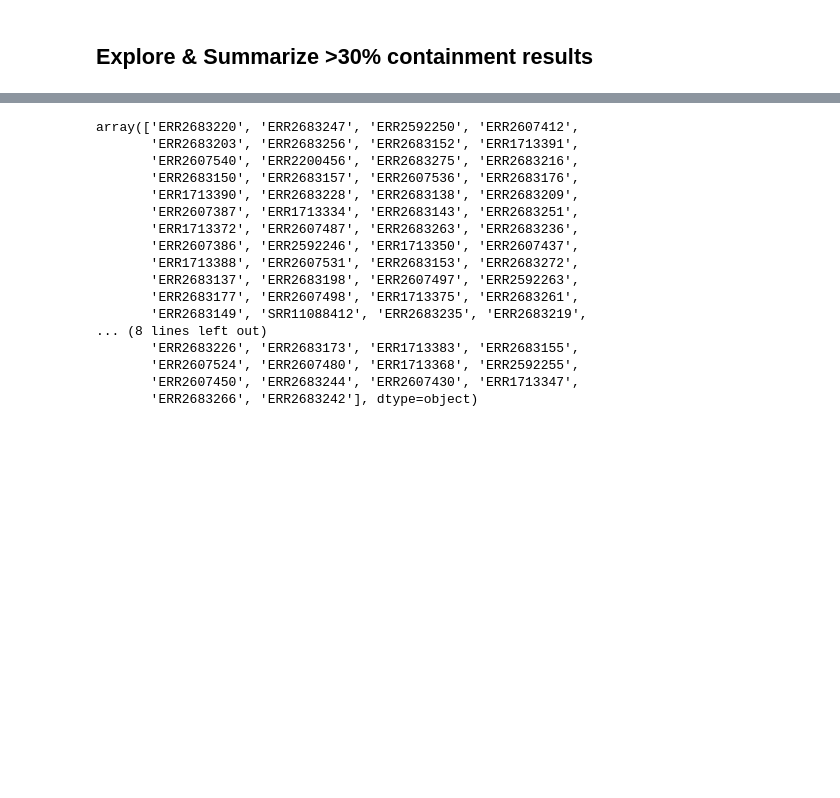
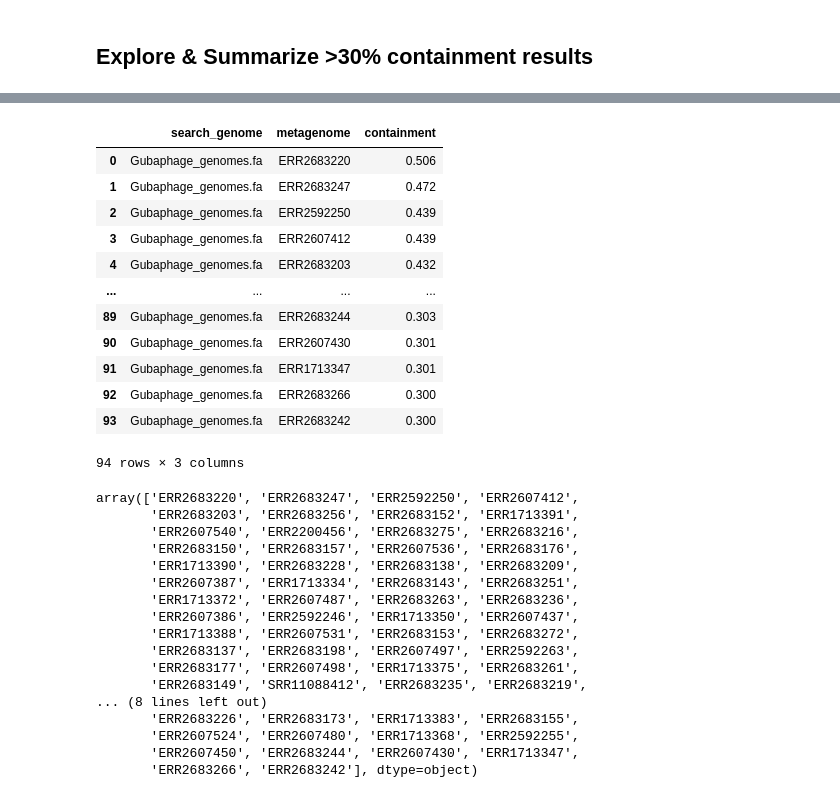
Before and after one commit to bluegenes/2021-gubaphage-magsearch, a Jupyter notebook: notebooks/001.process.k21.ipynb, the cells around one changed output, grey strips where cells are left out. Cells and saved outputs as stored; diff of their text form; code cells hidden in the pictures; blank space fills up the shorter version.

```diff
--- a/notebooks/001.process.k21.ipynb
+++ b/notebooks/001.process.k21.ipynb
@@ -120,3 +119,19 @@ ms21_c30
+# %%
+ms21_c30.round(3)
+# %% [output]
+|  | search_genome | metagenome | containment |
+| 0 | Gubaphage_genomes.fa | ERR2683220 | 0.506 |
+| 1 | Gubaphage_genomes.fa | ERR2683247 | 0.472 |
+| 2 | Gubaphage_genomes.fa | ERR2592250 | 0.439 |
+| 3 | Gubaphage_genomes.fa | ERR2607412 | 0.439 |
+| 4 | Gubaphage_genomes.fa | ERR2683203 | 0.432 |
+| ... | ... | ... | ... |
+| 89 | Gubaphage_genomes.fa | ERR2683244 | 0.303 |
+| 90 | Gubaphage_genomes.fa | ERR2607430 | 0.301 |
+| 91 | Gubaphage_genomes.fa | ERR1713347 | 0.301 |
+| 92 | Gubaphage_genomes.fa | ERR2683266 | 0.300 |
+| 93 | Gubaphage_genomes.fa | ERR2683242 | 0.300 |
+94 rows × 3 columns
 # %%
 # save sorted containment-50 csvs
 !mkdir -p ../output.gubaphage-magsearch/processed_results
```
Also changed, not shown: parts of 9 cells of this notebook.
